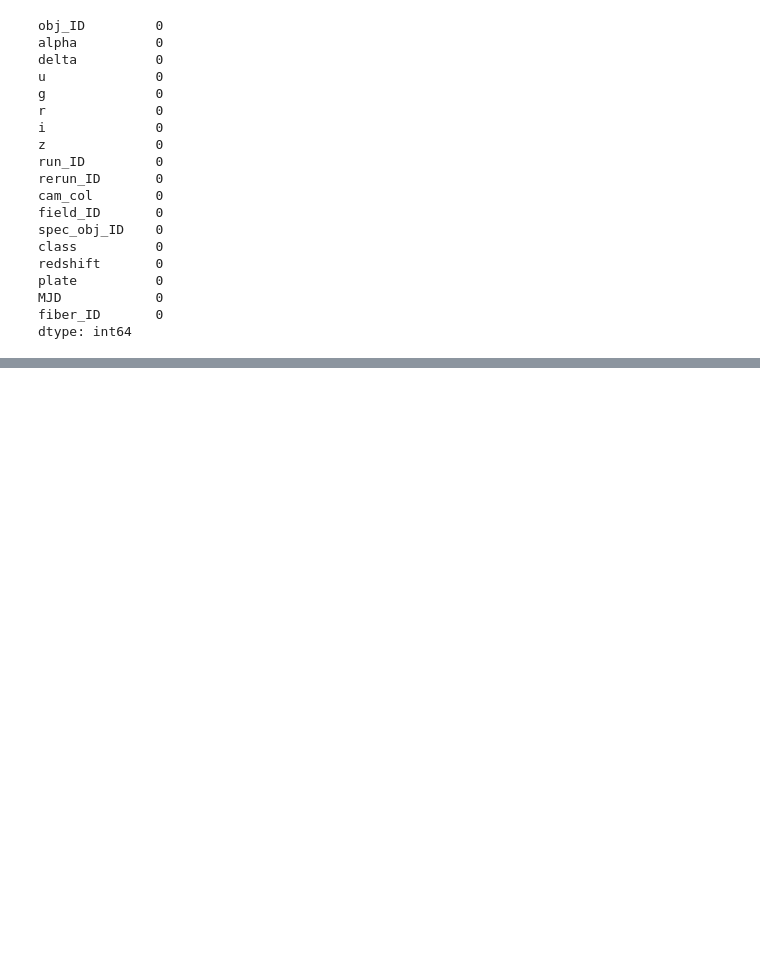
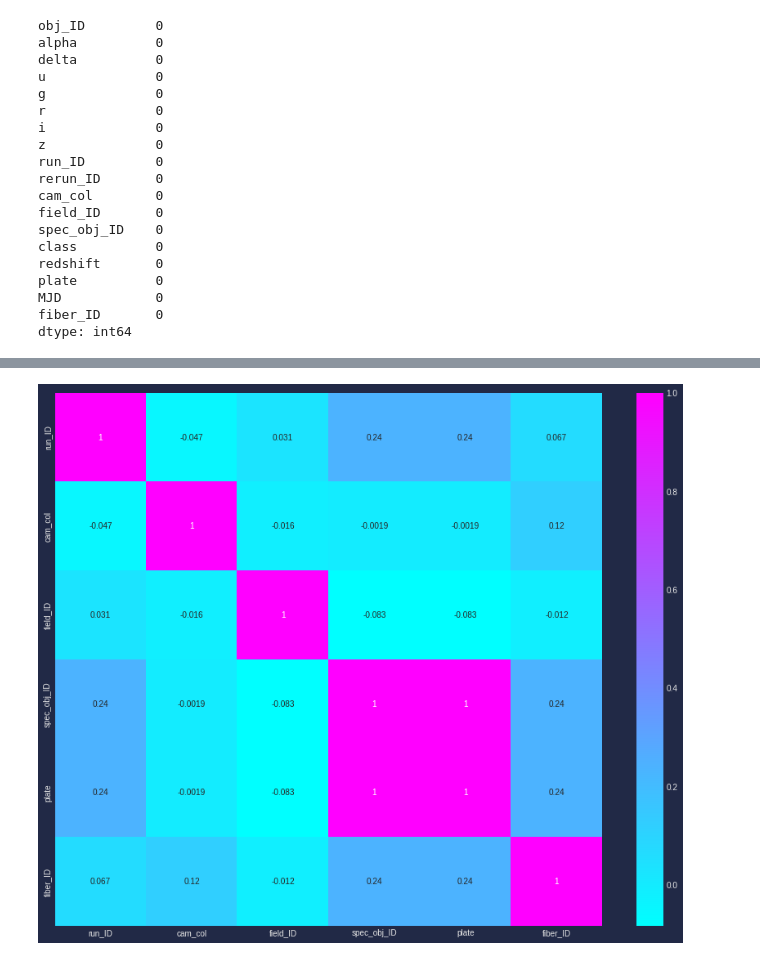
Before and after one commit to Nico-GP/Star_Classification, a Jupyter notebook: Star_Classification.ipynb, the cells around one changed output, grey strips where cells are left out. Cells and saved outputs as stored; diff of their text form; code cells hidden in the pictures; blank space fills up the shorter version.

```diff
--- a/Star_Classification.ipynb
+++ b/Star_Classification.ipynb
@@ -104,0 +178,7 @@ dtype: int64
+# %%
+df_id = df[['run_ID', 'cam_col', 'field_ID', 'spec_obj_ID', 'plate', 'fiber_ID']]
+# %%
+plt.figure(figsize = (15, 12));
+sns.heatmap(df_id.corr(), cmap = 'cool', annot = True);
+# %% [output]
+[figure, added]
```
Also changed, not shown: parts of 32 cells of this notebook.
